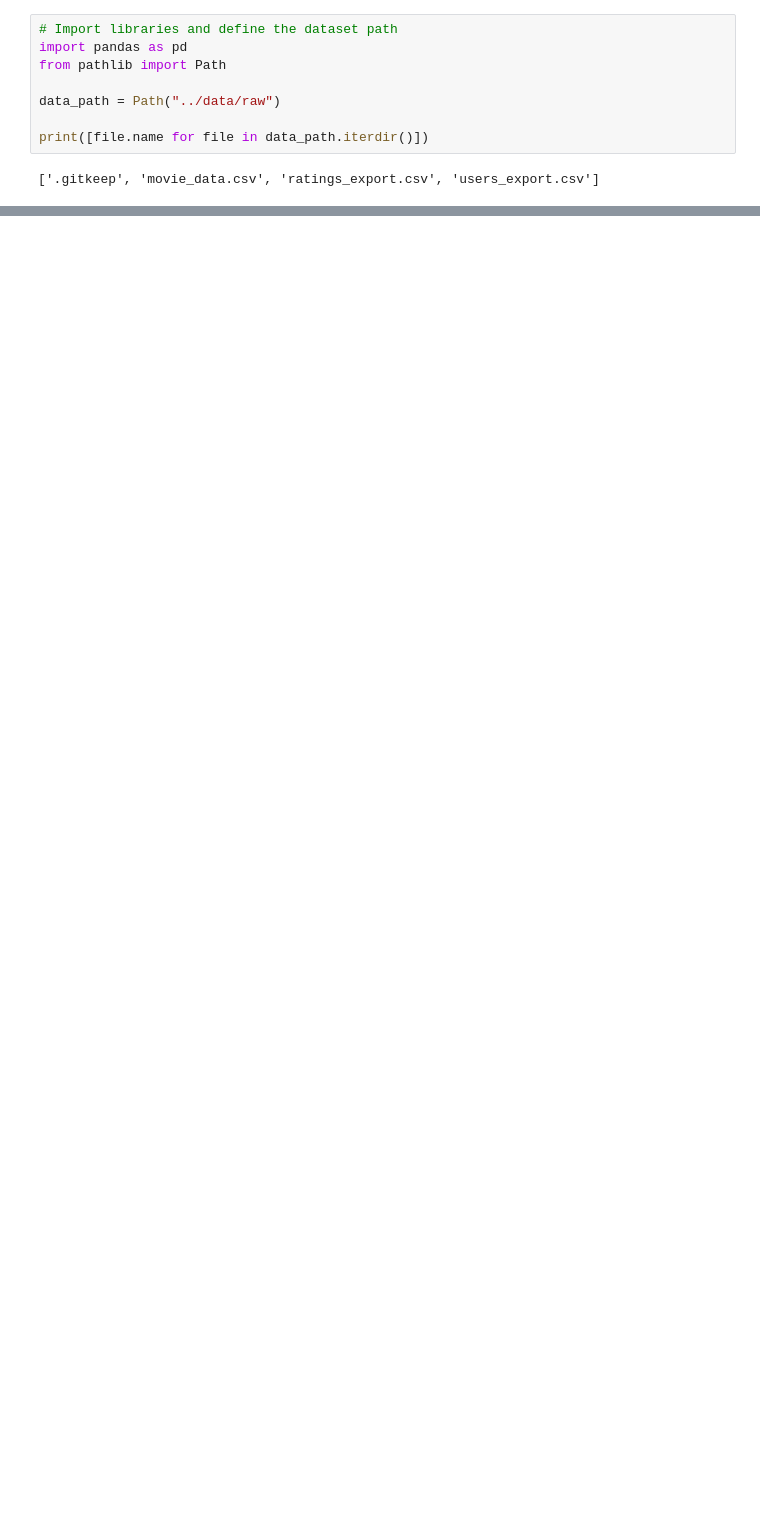
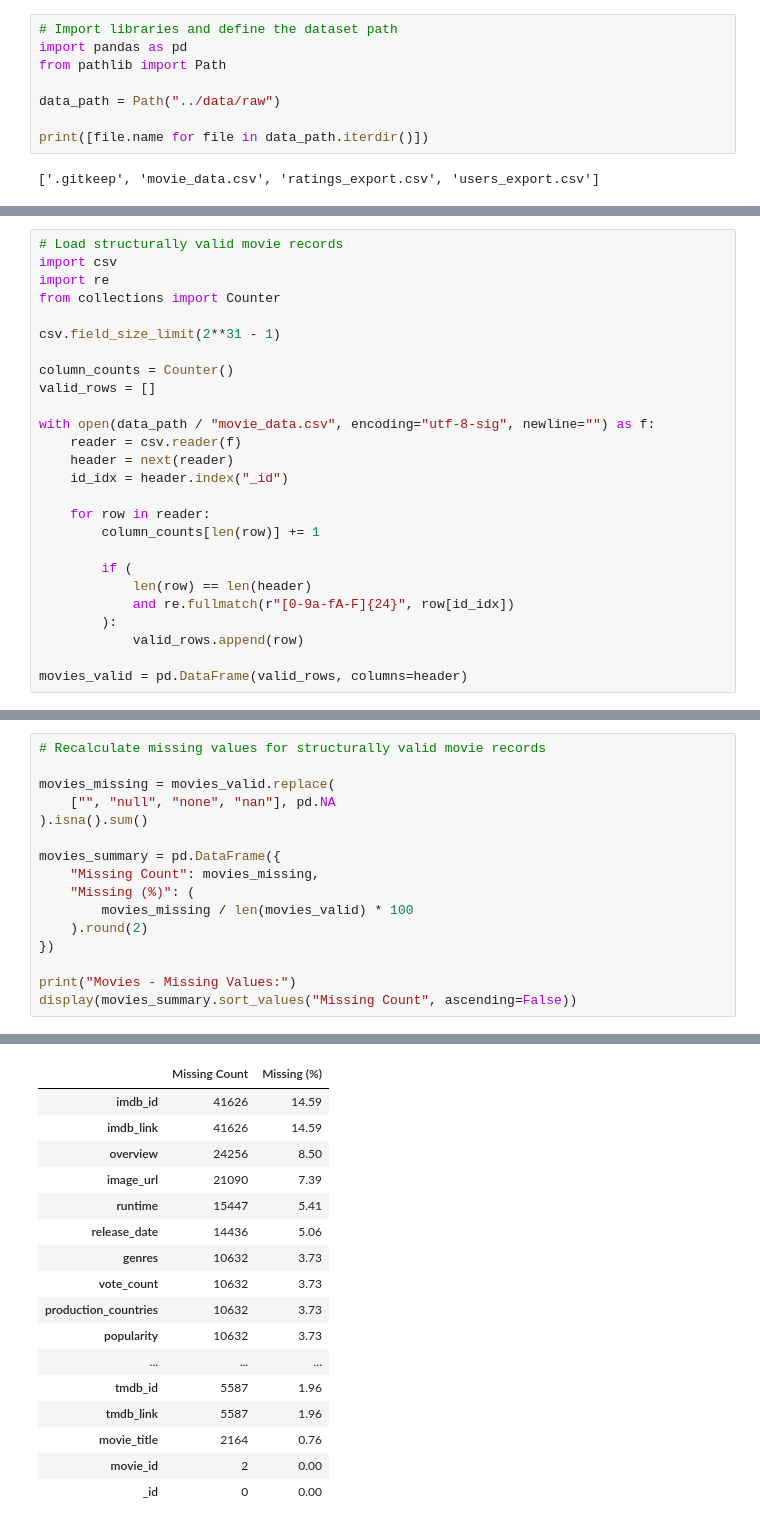
Before and after one commit to Abdallah-9i/letterboxd-stars-analysis, a Jupyter notebook: notebooks/01_data_exploration.ipynb, the cells around one changed output, grey strips where cells are left out. Cells and saved outputs as stored; diff of their text form; blank space fills up the shorter version.

Commit message:
complete initial data exploration and validation

```diff
--- a/notebooks/01_data_exploration.ipynb
+++ b/notebooks/01_data_exploration.ipynb
@@ -19,0 +28,26 @@ print("Users:", users.columns.tolist())
+# %%
+# Load structurally valid movie records
+import csv
+import re
+from collections import Counter
+
+csv.field_size_limit(2**31 - 1)
+
+column_counts = Counter()
+valid_rows = []
+
+with open(data_path / "movie_data.csv", encoding="utf-8-sig", newline="") as f:
+    reader = csv.reader(f)
+    header = next(reader)
+    id_idx = header.index("_id")
+
+    for row in reader:
+        column_counts[len(row)] += 1
+
+        if (
+            len(row) == len(header)
+            and re.fullmatch(r"[0-9a-fA-F]{24}", row[id_idx])
+        ):
+            valid_rows.append(row)
+
+movies_valid = pd.DataFrame(valid_rows, columns=header)
@@ -63,0 +148,17 @@ for name, filename in files.items():
+# %%
+# Recalculate missing values for structurally valid movie records
+
+movies_missing = movies_valid.replace(
+    ["", "null", "none", "nan"], pd.NA
+).isna().sum()
+
+movies_summary = pd.DataFrame({
+    "Missing Count": movies_missing,
+    "Missing (%)": (
+        movies_missing / len(movies_valid) * 100
+    ).round(2)
+})
+
+print("Movies - Missing Values:")
+display(movies_summary.sort_values("Missing Count", ascending=False))
+# %% [output]
@@ -63,0 +166,17 @@ for name, filename in files.items():
+|  | Missing Count | Missing (%) |
+| imdb_id | 41626 | 14.59 |
+| imdb_link | 41626 | 14.59 |
+| overview | 24256 | 8.50 |
+| image_url | 21090 | 7.39 |
+| runtime | 15447 | 5.41 |
+| release_date | 14436 | 5.06 |
+| genres | 10632 | 3.73 |
+| vote_count | 10632 | 3.73 |
+| production_countries | 10632 | 3.73 |
+| popularity | 10632 | 3.73 |
+| ... | ... | ... |
+| tmdb_id | 5587 | 1.96 |
+| tmdb_link | 5587 | 1.96 |
+| movie_title | 2164 | 0.76 |
+| movie_id | 2 | 0.00 |
+| _id | 0 | 0.00 |
```
Also changed, not shown: parts of 25 cells of this notebook.
